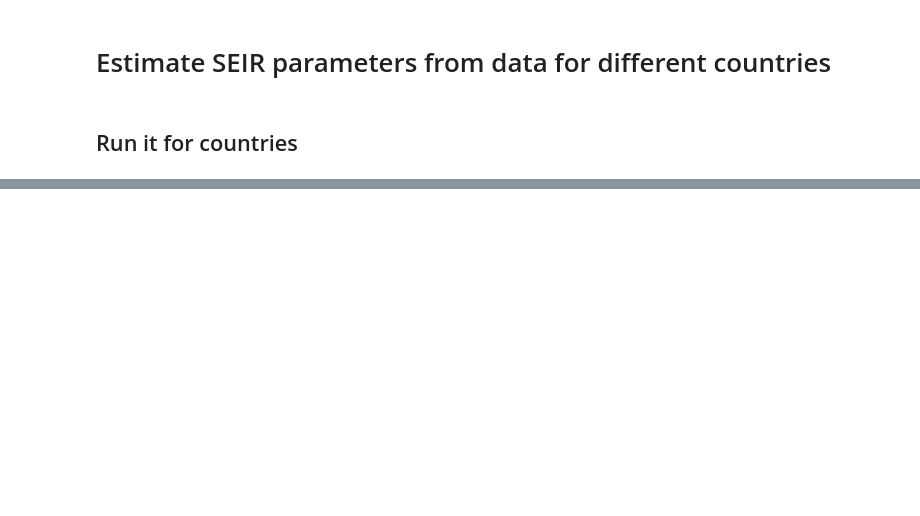
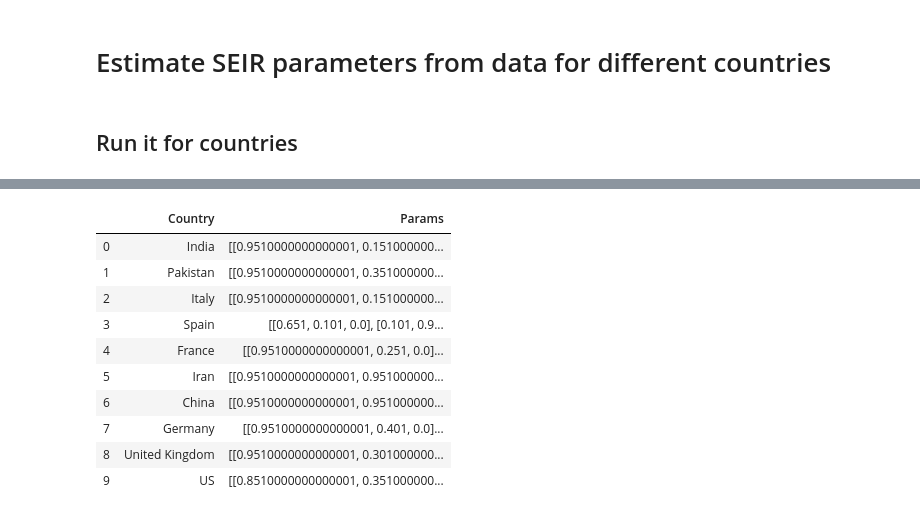
Before and after one commit to baladutt/modeling-epidemics-COVID-19, a Jupyter notebook: Estimate-SEIR-Parameters.ipynb, the cells around one changed output, grey strips where cells are left out. Cells and saved outputs as stored; diff of their text form; code cells hidden in the pictures; blank space fills up the shorter version.

```diff
--- a/Estimate-SEIR-Parameters.ipynb
+++ b/Estimate-SEIR-Parameters.ipynb
@@ -163,0 +266,14 @@ display(paramsResultDf)
+# %%
+display(paramsResultDf)
+# %% [output]
+|  | Country | Params |
+| 0 | India | [[0.9510000000000001, 0.151000000... |
+| 1 | Pakistan | [[0.9510000000000001, 0.351000000... |
+| 2 | Italy | [[0.9510000000000001, 0.151000000... |
+| 3 | Spain | [[0.651, 0.101, 0.0], [0.101, 0.9... |
+| 4 | France | [[0.9510000000000001, 0.251, 0.0]... |
+| 5 | Iran | [[0.9510000000000001, 0.951000000... |
+| 6 | China | [[0.9510000000000001, 0.951000000... |
+| 7 | Germany | [[0.9510000000000001, 0.401, 0.0]... |
+| 8 | United Kingdom | [[0.9510000000000001, 0.301000000... |
+| 9 | US | [[0.8510000000000001, 0.351000000... |
```
Also changed, not shown: parts of 7 cells of this notebook.
